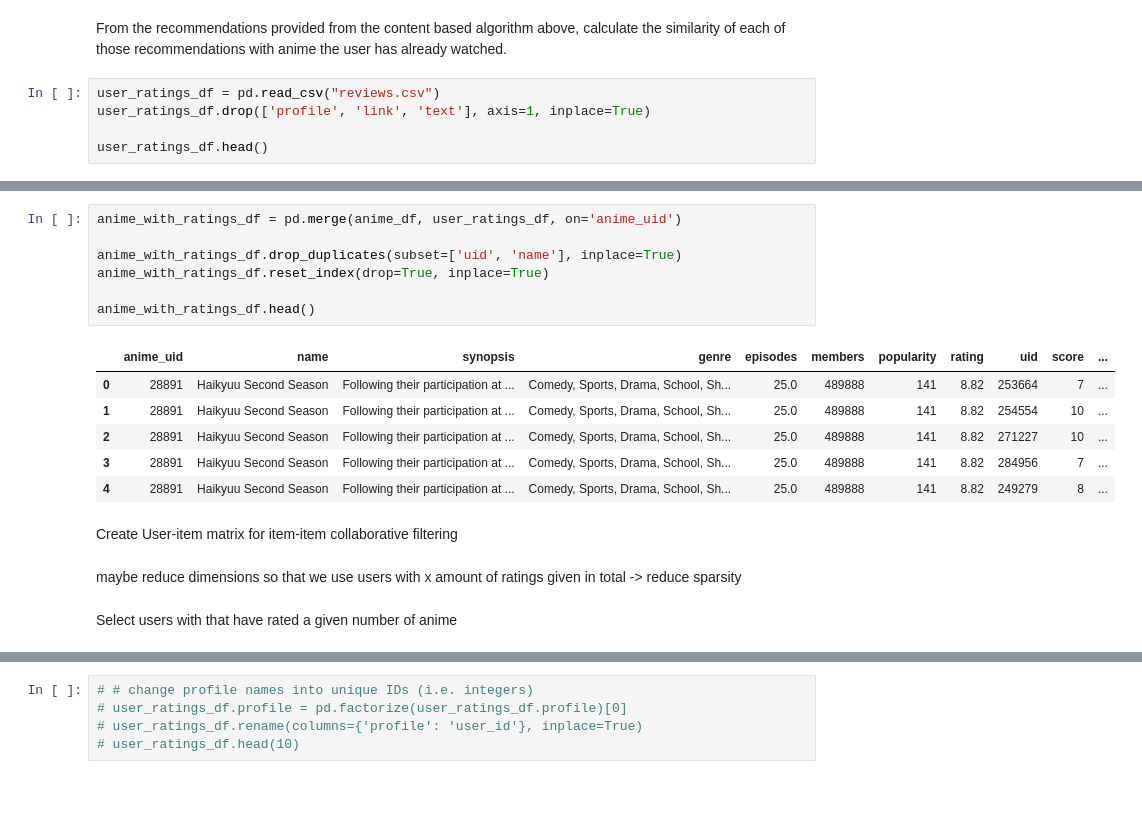
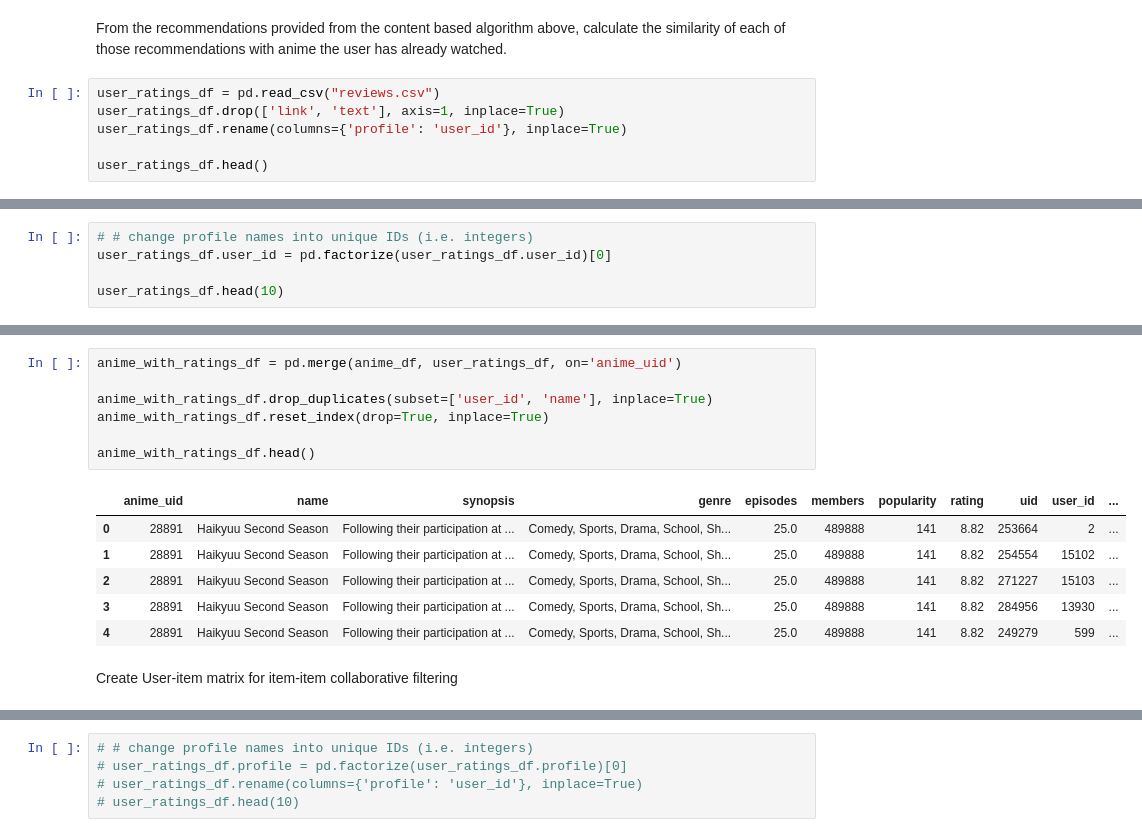
Before and after one commit to Haaris-Syed/AnimeRecommender, a Jupyter notebook: AnimeDataset-Preprocessing.ipynb, the cells around one changed output, grey strips where cells are left out. Saved outputs shown, nothing was run; the diff lists cells and outputs as text; blank space fills up the shorter version.

```diff
--- a/AnimeDataset-Preprocessing.ipynb
+++ b/AnimeDataset-Preprocessing.ipynb
@@ -209,7 +209,8 @@ Item-item Collaborative filtering
 From the recommendations provided from the content based algorithm above, calculate the similarity of each of those recommendations with anime the user has already watched.
 # %%
 user_ratings_df = pd.read_csv("reviews.csv")
-user_ratings_df.drop(['profile', 'link', 'text'], axis=1, inplace=True)
+user_ratings_df.drop(['link', 'text'], axis=1, inplace=True)
+user_ratings_df.rename(columns={'profile': 'user_id'}, inplace=True)
 
 user_ratings_df.head()
 # %% [output]
@@ -221,0 +223,5 @@ user_ratings_df.head()
+# %%
+# # change profile names into unique IDs (i.e. integers)
+user_ratings_df.user_id = pd.factorize(user_ratings_df.user_id)[0]
+
+user_ratings_df.head(10)
@@ -222,20 +255,16 @@ user_ratings_df.head()
 # %%
 anime_with_ratings_df = pd.merge(anime_df, user_ratings_df, on='anime_uid')
 
-anime_with_ratings_df.drop_duplicates(subset=['uid', 'name'], inplace=True)
+anime_with_ratings_df.drop_duplicates(subset=['user_id', 'name'], inplace=True)
 anime_with_ratings_df.reset_index(drop=True, inplace=True)
 
 anime_with_ratings_df.head()
 # %% [output]
-|  | anime_uid | name | synopsis | genre | episodes | members | popularity | rating | uid | score | ... |
-| 0 | 28891 | Haikyuu Second Season | Following their participation at ... | Comedy, Sports, Drama, School, Sh... | 25.0 | 489888 | 141 | 8.82 | 253664 | 7 | ... |
-| 1 | 28891 | Haikyuu Second Season | Following their participation at ... | Comedy, Sports, Drama, School, Sh... | 25.0 | 489888 | 141 | 8.82 | 254554 | 10 | ... |
-| 2 | 28891 | Haikyuu Second Season | Following their participation at ... | Comedy, Sports, Drama, School, Sh... | 25.0 | 489888 | 141 | 8.82 | 271227 | 10 | ... |
-| 3 | 28891 | Haikyuu Second Season | Following their participation at ... | Comedy, Sports, Drama, School, Sh... | 25.0 | 489888 | 141 | 8.82 | 284956 | 7 | ... |
-| 4 | 28891 | Haikyuu Second Season | Following their participation at ... | Comedy, Sports, Drama, School, Sh... | 25.0 | 489888 | 141 | 8.82 | 249279 | 8 | ... |
+|  | anime_uid | name | synopsis | genre | episodes | members | popularity | rating | uid | user_id | ... |
+| 0 | 28891 | Haikyuu Second Season | Following their participation at ... | Comedy, Sports, Drama, School, Sh... | 25.0 | 489888 | 141 | 8.82 | 253664 | 2 | ... |
+| 1 | 28891 | Haikyuu Second Season | Following their participation at ... | Comedy, Sports, Drama, School, Sh... | 25.0 | 489888 | 141 | 8.82 | 254554 | 15102 | ... |
+| 2 | 28891 | Haikyuu Second Season | Following their participation at ... | Comedy, Sports, Drama, School, Sh... | 25.0 | 489888 | 141 | 8.82 | 271227 | 15103 | ... |
+| 3 | 28891 | Haikyuu Second Season | Following their participation at ... | Comedy, Sports, Drama, School, Sh... | 25.0 | 489888 | 141 | 8.82 | 284956 | 13930 | ... |
+| 4 | 28891 | Haikyuu Second Season | Following their participation at ... | Comedy, Sports, Drama, School, Sh... | 25.0 | 489888 | 141 | 8.82 | 249279 | 599 | ... |
 # %% [markdown]
 Create User-item matrix for item-item collaborative filtering
-# %% [markdown]
-maybe reduce dimensions so that we use users with x amount of ratings given in total -> reduce sparsity
-# %% [markdown]
-Select users with that have rated a given number of anime
```
Also changed, not shown: parts of 33 cells of this notebook.
